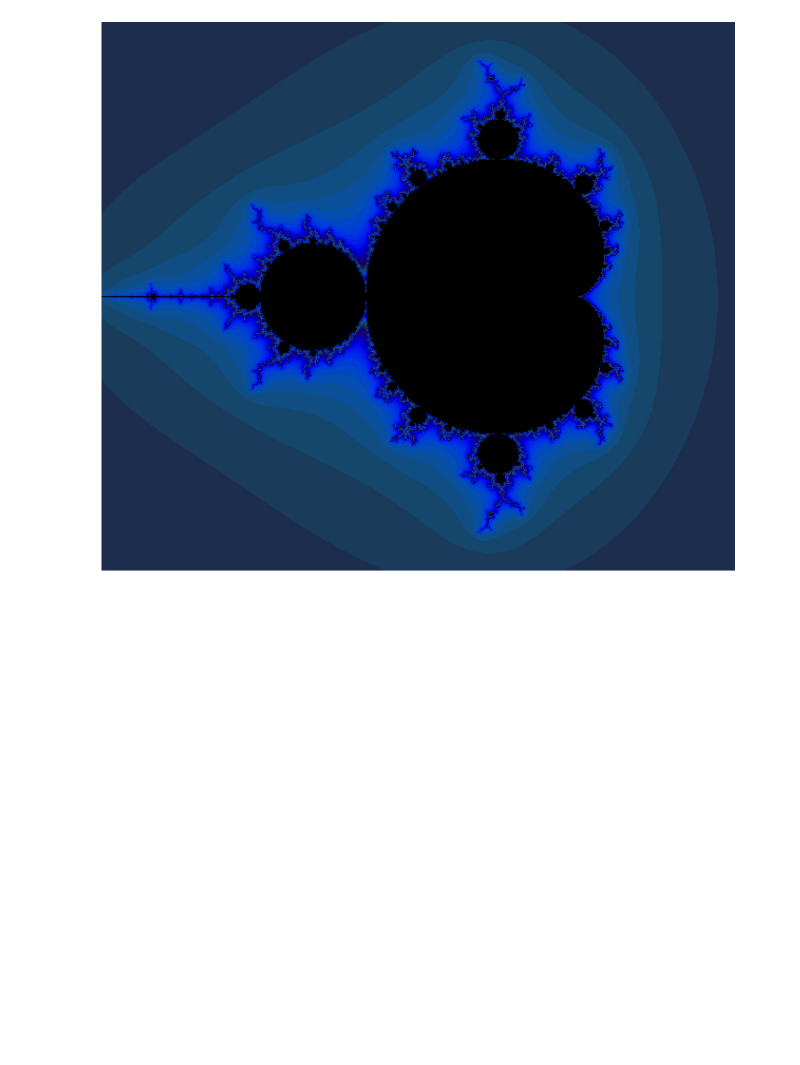
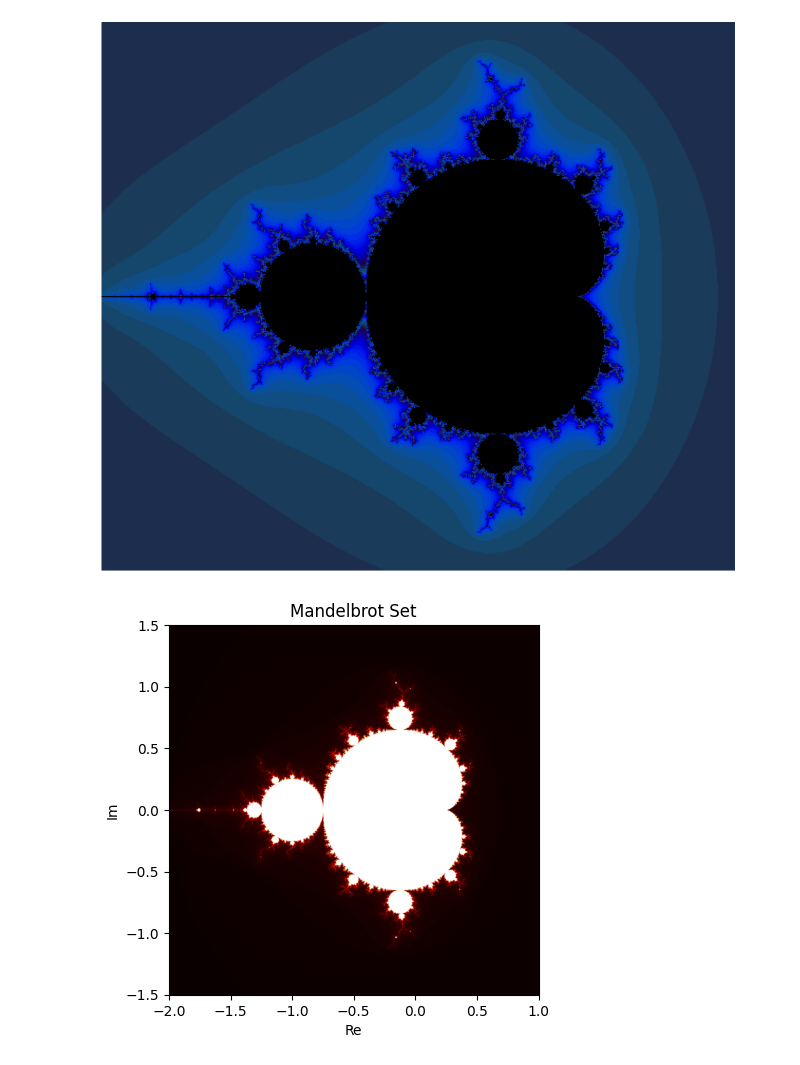
Before and after one commit to abhyagarg22/Pattern-Analysis-lab-1, a Jupyter notebook: Untitled0.ipynb, the cells around one changed output. Saved outputs shown, nothing was run; the diff lists cells and outputs as text; code cells hidden in the pictures; blank space fills up the shorter version.

```diff
--- a/Untitled0.ipynb
+++ b/Untitled0.ipynb
@@ -246,3 +246,36 @@ plt.show()
 # %% [output]
 Using device: cpu
 [figure]
+# %%
+import torch
+import matplotlib.pyplot as plt
+
+# Parameters
+width, height = 1024, 1024  # resolution
+max_iter = 200  # max iterations
+xmin, xmax = -2.0, 1.0
+ymin, ymax = -1.5, 1.5
+device = 'cuda' if torch.cuda.is_available() else 'cpu'
+
+# Create a grid of complex numbers
+x = torch.linspace(xmin, xmax, width, device=device)
+y = torch.linspace(ymin, ymax, height, device=device)
+X, Y = torch.meshgrid(x, y, indexing='ij')
+C = X + 1j * Y
+Z = torch.zeros_like(C)
+output = torch.zeros(C.shape, dtype=torch.int32, device=device)
+
+# Mandelbrot iteration
+for i in range(max_iter):
+    mask = torch.abs(Z) <= 2
+    Z[mask] = Z[mask] ** 2 + C[mask]
+    output[mask] = i
+
+# Convert to CPU and plot
+plt.imshow(output.cpu().T, cmap='hot', extent=(xmin, xmax, ymin, ymax))
+plt.xlabel('Re')
+plt.ylabel('Im')
+plt.title('Mandelbrot Set')
+plt.show()
+# %% [output]
+[figure, added]
```
